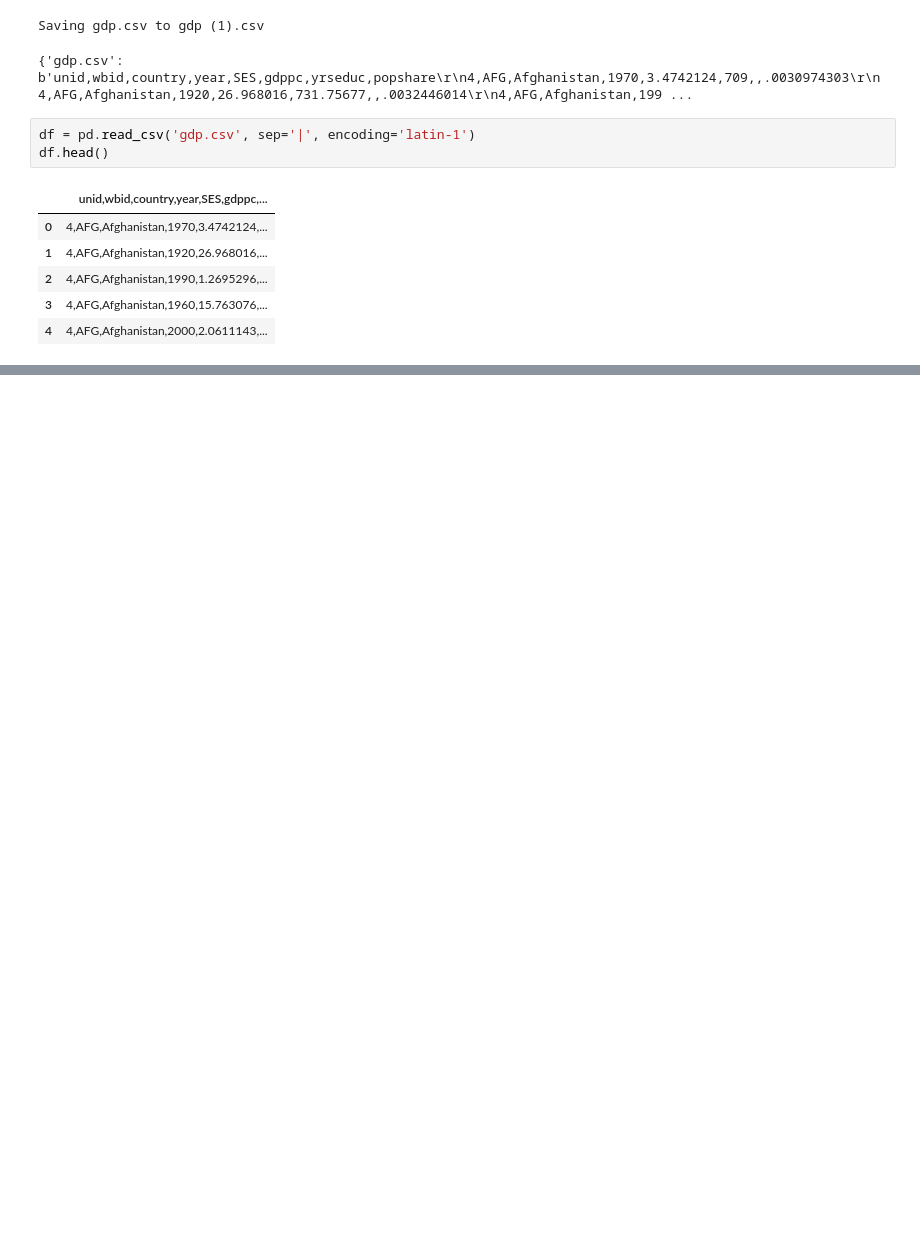
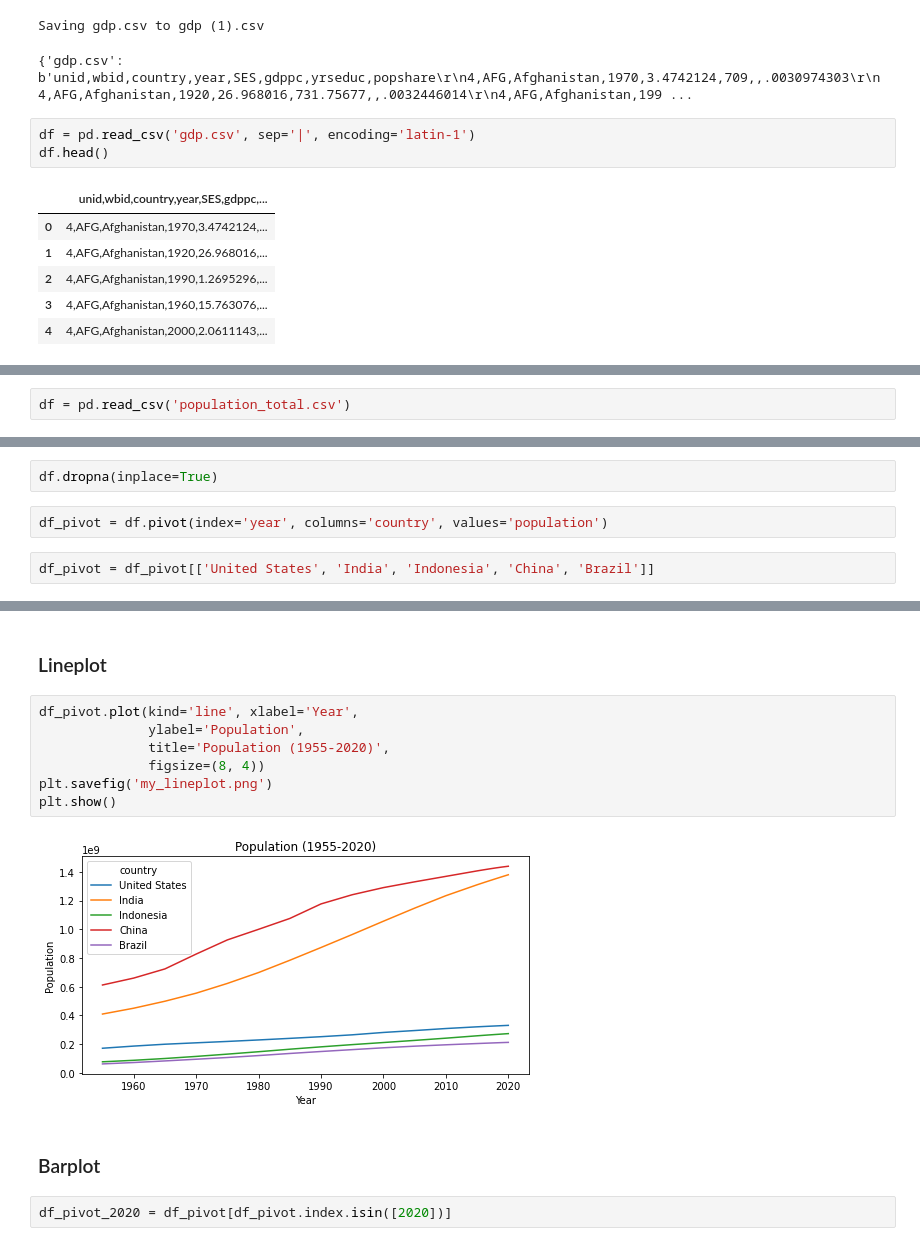
Before and after one commit to lovelyoyrmia/machine-learning-notebook, a Jupyter notebook: data_analytics_learning.ipynb, the cells around one changed output, grey strips where cells are left out. Cells and saved outputs as stored; diff of their text form; blank space fills up the shorter version.

Commit message:
[data analytics notebook] how to visualize data frame

```diff
--- a/data_analytics_learning.ipynb
+++ b/data_analytics_learning.ipynb
@@ -423,0 +436,2 @@ df.head()
+# %%
+df = pd.read_csv('population_total.csv')
@@ -423,0 +458,6 @@ df.head()
+# %%
+df.dropna(inplace=True)
+# %%
+df_pivot = df.pivot(index='year', columns='country', values='population')
+# %%
+df_pivot = df_pivot[['United States', 'India', 'Indonesia', 'China', 'Brazil']]
@@ -423,0 +474,15 @@ df.head()
+# %% [markdown]
+### Lineplot
+# %%
+df_pivot.plot(kind='line', xlabel='Year',
+              ylabel='Population',
+              title='Population (1955-2020)',
+              figsize=(8, 4))
+plt.savefig('my_lineplot.png')
+plt.show()
+# %% [output]
+[figure, added]
+# %% [markdown]
+### Barplot
+# %%
+df_pivot_2020 = df_pivot[df_pivot.index.isin([2020])]
```
Also changed, not shown: parts of 18 cells of this notebook.
